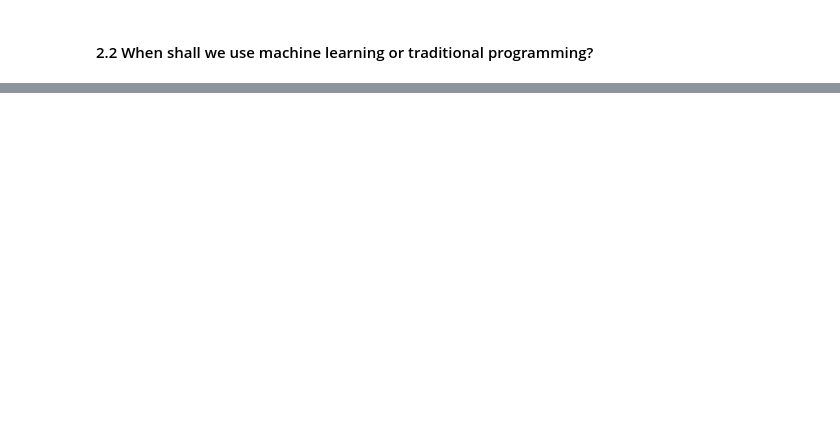
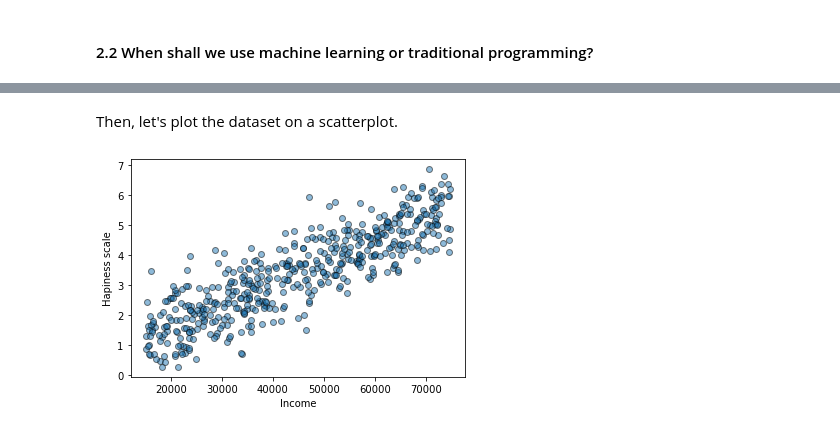
Before and after one commit to semasuka/blog, a Jupyter notebook: ipynb/Demystify Machine Learning.ipynb, the cells around one changed output, grey strips where cells are left out. Saved outputs shown, nothing was run; the diff lists cells and outputs as text; code cells hidden in the pictures; blank space fills up the shorter version.

```diff
--- a/ipynb/Demystify Machine Learning.ipynb
+++ b/ipynb/Demystify Machine Learning.ipynb
@@ -70,0 +171,3 @@ I strong believe that machine learning and traditional programming will co-estis
+# %%
+income_data = pd.read_csv("income_data.csv")
+income_data
@@ -70,0 +190,6 @@ I strong believe that machine learning and traditional programming will co-estis
+# %%
+income_data = income_data.drop(columns=["Unnamed: 0"])
+# %%
+income_data["income"] = income_data["income"] * 10000
+# %%
+income_data = income_data.round(2)
@@ -70,0 +212,9 @@ I strong believe that machine learning and traditional programming will co-estis
+# %% [markdown]
+Then, let's plot the dataset on a scatterplot.
+# %%
+plt.scatter(income_data["income"],income_data["happiness"], alpha=0.5,edgecolors="black")
+plt.xlabel("Income")
+plt.ylabel("Hapiness scale")
+plt.show()
+# %% [output]
+[figure, added]
```
Also changed, not shown: parts of 144 cells of this notebook, 16 other files.
